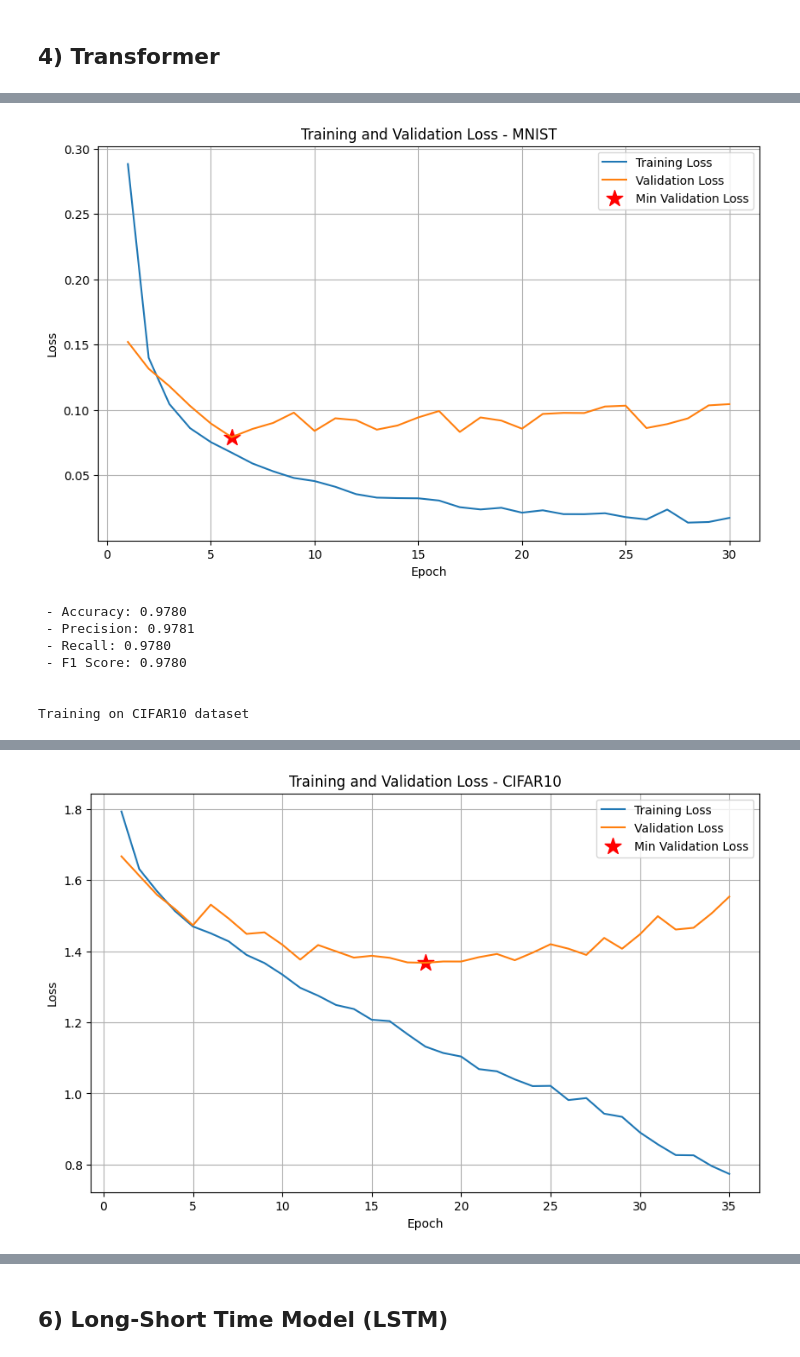
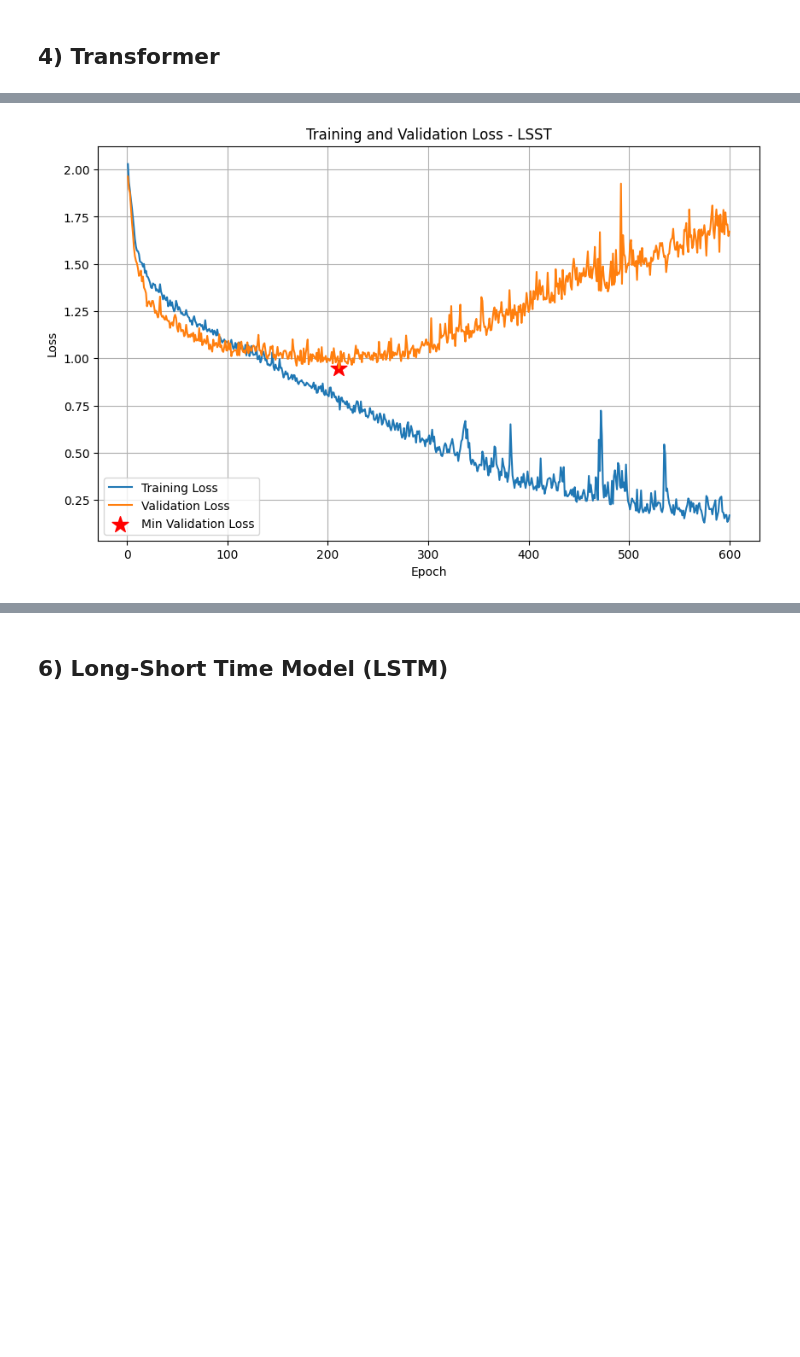
Before and after one commit to pako-23/eris, a Jupyter notebook: experiments/test_models_training.ipynb, the cells around one changed output, grey strips where cells are left out. Drawn from its saved outputs; the diff is of its cells as text; code cells hidden in the pictures; blank space fills up the shorter version.

```diff
--- a/experiments/test_models_training.ipynb
+++ b/experiments/test_models_training.ipynb
@@ -526,8 +526,8 @@ Epoch [100/100], Loss: 0.2045, Val Loss: 3.5580
 # 3.1) Simple Convolutional Neural Network (CNN)
 # %%
 # Training loop
-DATASETS = ['mnist', 'cifar10', 'airline', 'adult', 'LSST']
-EPOCHS = [150,150, 1000, 150, 150]
+DATASETS = ['mnist', 'cifar10', 'LSST']
+EPOCHS = [150,150, 100]
 BATCH_SIZE = 64
 LEARNING_RATE = 0.001
 DEVICE = check_gpu()
@@ -600,8 +702,8 @@ KeyboardInterrupt:
 ## 3.2) Convolutional Neural Network (CNN) - LeNet5
 # %%
 # Training loop
-DATASETS = ['mnist', 'cifar10', 'airline', 'adult', 'LSST']
-EPOCHS = [150,300, 1000, 150, 150]
+DATASETS = ['mnist', 'cifar10']
+EPOCHS = [150,300]
 BATCH_SIZE = 64
 LEARNING_RATE = 0.001
 DEVICE = check_gpu()
@@ -696,8 +802,8 @@ Epoch [300/300], Loss: 1.6921, Val Loss: 1.7895
 ## 3.3) Convolutional Neural Network (CNN) - ResNet 9
 # %%
 # Training loop
-DATASETS = ['mnist', 'cifar10', 'airline', 'adult', 'LSST']
-EPOCHS = [30,30, 500, 80, 100]
+DATASETS = ['mnist', 'cifar10', 'LSST'] # accuracy on lsst 53.5%
+EPOCHS = [30, 30, 60]
 BATCH_SIZE = 64
 LEARNING_RATE = 0.001
 DEVICE = check_gpu()
@@ -793,9 +1023,9 @@ Epoch [25/25], Loss: 0.0204, Val Loss: 1.0529
 # %%
 # Training loop
-DATASETS = ['mnist', 'cifar10', 'airline', 'adult', 'LSST']
-EPOCHS = [30,35,600,80]
+DATASETS = ['LSST']
+EPOCHS = [600]
 BATCH_SIZE = 64
-LEARNING_RATE = 0.001
+LEARNING_RATE = 0.0005
 DEVICE = check_gpu()
 
 performance = {}
@@ -817,7 +1047,7 @@ for n, dataset in enumerate(DATASETS):
     test_loader = DataLoader(test_dataset, batch_size=BATCH_SIZE, shuffle=False)
 
     # Model, criterion, and optimizer
-    model = TransformerModelFlexible(dataset_name=dataset).to(DEVICE)
+    model = TransformerModelFlexible(dataset_name=dataset, num_heads=2, num_layers=2, hidden_dim=64).to(DEVICE)
     criterion = model.criterion
 
     optimizer = optim.Adam(model.parameters(), lr=LEARNING_RATE)
@@ -864,8 +1098 @@ Epoch [30/30], Loss: 0.0174, Val Loss: 0.1044
-[figure, old version]
+[figure, new version]
- - Accuracy: 0.9780
- - Precision: 0.9781
- - Recall: 0.9780
- - F1 Score: 0.9780
-
-
-Training on CIFAR10 dataset
@@ -889 +1102,0 @@ Epoch [35/35], Loss: 0.7736, Val Loss: 1.5537
-[figure, removed]
```
Also changed, not shown: parts of 13 cells of this notebook, 1 other file.
